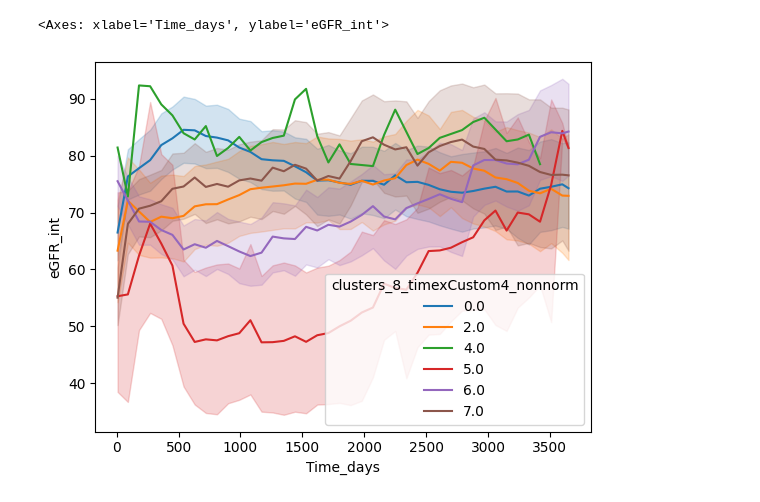
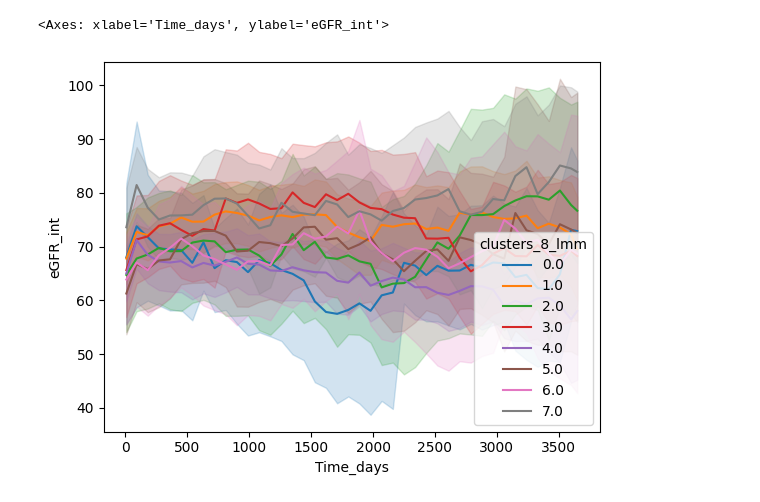
Before and after one commit to bramiozo/TimEx, a Jupyter notebook: sandbox/clustering_AKI_latent.ipynb, the cells around one changed output. Saved outputs shown, nothing was run; the diff lists cells and outputs as text; code cells hidden in the pictures.

Commit message:
working on model_based clustering

```diff
--- a/sandbox/clustering_AKI_latent.ipynb
+++ b/sandbox/clustering_AKI_latent.ipynb
@@ -99,13 +145,16 @@ clusters_8_timexCustom3_norm = lmm_v2.two_stage_growth_mixture(ts_data.loc[ts_da
 # %%
-clusters_8_timexCustom4_nonnorm = lmm_v2.fit_lcmm(ts_data.loc[ts_data.ID.isin(test_selection)], 'Time_days', 'eGFR_int', 'ID',
+clusters_8_lmm = model_based_clustering.clustering_lmm(ts_data.loc[ts_data.ID.isin(test_selection)], 'Time_days', 'eGFR_int', 'ID',
                                     n_clusters=8,
-                                    spline_df=6,
-                                    spline_degree=3,
-                                    num_samples=1500,
+                                    spline_df=8,
+                                    spline_degree=4,
+                                    num_samples=2000,
                                     num_warmup=500,
                                     discrete=False, # use Gumbel to make the sampling differentiable
                                     num_chains=1,
-                                    normalize=False)
+                                    vi = False,
+                                    tau = 10,
+                                    normalize=True,
+                                    adaptive_spline=True)
 # %% [output]
 Characteristics of B_obs
 min max cond#
@@ -126,8 +166,12 @@ clusters_8_timexCustom4_norm = lmm_v2.fit_lcmm(ts_data.loc[ts_data.ID.isin(test_
 # %%
-clusters_8_timexCustom5_norm = lmm_v2.fit_lcmm_vi(ts_data.loc[ts_data.ID.isin(test_selection)], 'Time_days', 'eGFR_int', 'ID',
+clusters_8_lmm_vi = model_based_clustering.clustering_lmm(ts_data.loc[ts_data.ID.isin(test_selection)], 'Time_days', 'eGFR_int', 'ID',
                                     n_clusters=8,
-                                    spline_df=6,
+                                    spline_df=8,
                                     spline_degree=3,
                                     num_steps=5000,
                                     discrete=False, # use Gumbel to make the sampling differentiable
-                                    normalize=True)
+                                    vi = True,
+                                    tau_search = False,
+                                    tau = 10,
+                                    normalize=True,
+                                    adaptive_spline=True)
@@ -164,20 +224,33 @@ clusters_8_timexCustom6_nonorm = lmm_v2.fpca_clustering(df_interp, 'Time_days',
 # %%
 res_list = []
-for clnum, idlist in enumerate(clusters_8_timexCustom4_norm):
+for clnum, idlist in enumerate(clusters_8_lmm):
     for id in idlist:
         res_list.append({
-            'clusters_8_timexCustom4_nonnorm': clnum,
+            'clusters_8_lmm': clnum,
             'ID': id
         })
 
 ts_data = pd.merge(ts_data, pd.DataFrame(res_list), how='left', on='ID')
+
+#####################
+
+res_list = []
+for clnum, idlist in enumerate(clusters_8_lmm_vi):
+    for id in idlist:
+        res_list.append({
+            'clusters_8_lmm_vi': clnum,
+            'ID': id
+        })
+
+ts_data = pd.merge(ts_data, pd.DataFrame(res_list), how='left', on='ID')
 # %%
 ts_data = ts_data.fillna(-1)
 # %%
-sns.lineplot(ts_data[ts_data.ID.isin(test_selection)], x='Time_days', y='eGFR_int', hue='clusters_8_timexCustom4_nonnorm', palette='tab10')
+sns.lineplot(ts_data[ts_data.ID.isin(test_selection)], x='Time_days', y='eGFR_int',
+             hue='clusters_8_lmm', palette='tab10')
 # %% [output]
 <Axes: xlabel='Time_days', ylabel='eGFR_int'>
-[figure, old version]
+[figure, new version]
 # %%
 num_plots_per_clusters = 100
 
```
Also changed, not shown: parts of 20 cells of this notebook, 2 other files.
